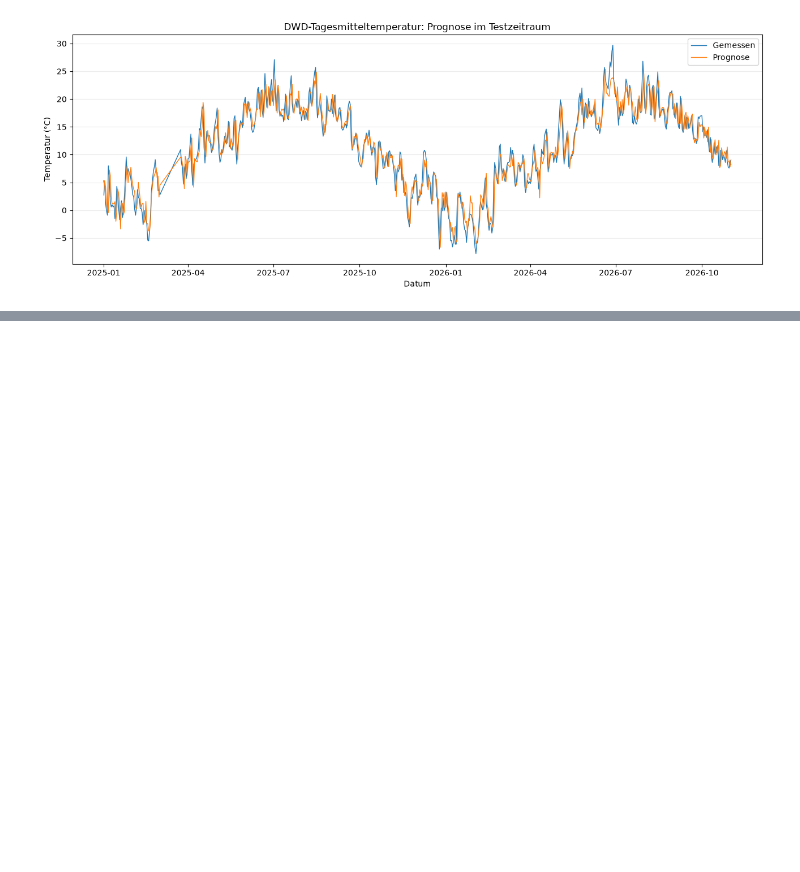
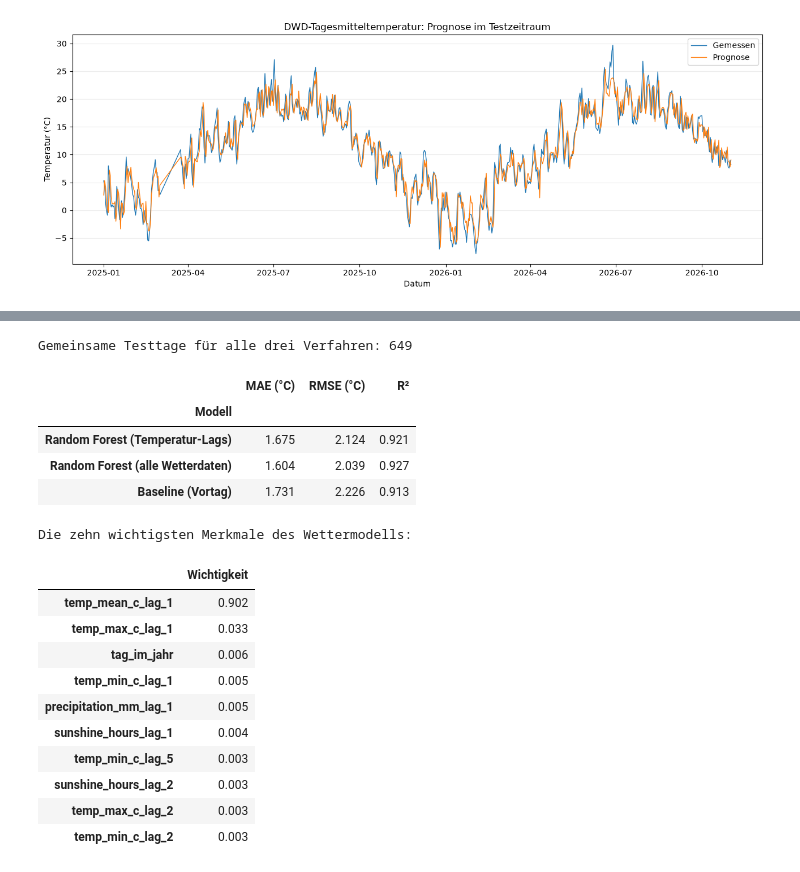
Before and after one commit to Bo-Bandy030/Git_Uebung_3, a Jupyter notebook: dwd_berlin_2020_heute.ipynb, the cells around one changed output, grey strips where cells are left out. Drawn from its saved outputs; the diff is of its cells as text; code cells hidden in the pictures; blank space fills up the shorter version.

```diff
--- a/dwd_berlin_2020_heute.ipynb
+++ b/dwd_berlin_2020_heute.ipynb
@@ -366 +410,79 @@ plt.show()
+# %%
+modell_alle_wetter = RandomForestRegressor(
+    n_estimators=300,
+    min_samples_leaf=4,
+    random_state=42,
+    n_jobs=-1,
+)
+modell_alle_wetter.fit(X_train_alle_wetter, y_train_alle_wetter)
+vorhersage_alle_wetter = modell_alle_wetter.predict(X_test_alle_wetter)
+
+# Ergebnisse und Baseline beider Modelle über Datum verbinden.
+test_temp_only = pd.DataFrame({
+    "date": test_daten.to_numpy(),
+    "gemessen_temp_only": y_test.to_numpy(),
+    "Random Forest (Temperatur-Lags)": vorhersage_test,
+    "Baseline (Vortag)": baseline_test.to_numpy(),
+})
+test_alle_wetter = pd.DataFrame({
+    "date": test_daten_alle_wetter.to_numpy(),
+    "gemessen_alle_wetter": y_test_alle_wetter.to_numpy(),
+    "Random Forest (alle Wetterdaten)": vorhersage_alle_wetter,
+})
+vergleich_gemeinsame_tage = test_temp_only.merge(
+    test_alle_wetter,
+    on="date",
+    how="inner",
+    validate="one_to_one",
+)
+if not np.allclose(
+    vergleich_gemeinsame_tage["gemessen_temp_only"],
+    vergleich_gemeinsame_tage["gemessen_alle_wetter"],
+):
+    raise ValueError("Die Zielwerte beider Testmodelle stimmen nicht überein.")
+
+vergleichsmetriken = []
+for modellname, vorhersagespalte in [
+    ("Random Forest (Temperatur-Lags)", "Random Forest (Temperatur-Lags)"),
+    ("Random Forest (alle Wetterdaten)", "Random Forest (alle Wetterdaten)"),
+    ("Baseline (Vortag)", "Baseline (Vortag)"),
+]:
+    ziel = vergleich_gemeinsame_tage["gemessen_temp_only"]
+    schaetzung = vergleich_gemeinsame_tage[vorhersagespalte]
+    vergleichsmetriken.append({
+        "Modell": modellname,
+        "MAE (°C)": mean_absolute_error(ziel, schaetzung),
+        "RMSE (°C)": mean_squared_error(ziel, schaetzung) ** 0.5,
+        "R²": r2_score(ziel, schaetzung),
+    })
+
+vergleichsmetriken = pd.DataFrame(vergleichsmetriken).set_index("Modell")
+print(f"Gemeinsame Testtage für alle drei Verfahren: {len(vergleich_gemeinsame_tage):,}")
+display(vergleichsmetriken.round(3))
+
+wetter_feature_importanz = pd.Series(
+    modell_alle_wetter.feature_importances_,
+    index=alle_wetter_merkmale,
+).sort_values(ascending=False).rename("Wichtigkeit")
+print("Die zehn wichtigsten Merkmale des Wettermodells:")
+display(wetter_feature_importanz.head(10).to_frame().round(3))
+# %% [output]
+Gemeinsame Testtage für alle drei Verfahren: 649
+|  | MAE (°C) | RMSE (°C) | R² |
+| Modell |  |  |  |
+| Random Forest (Temperatur-Lags) | 1.675 | 2.124 | 0.921 |
+| Random Forest (alle Wetterdaten) | 1.604 | 2.039 | 0.927 |
+| Baseline (Vortag) | 1.731 | 2.226 | 0.913 |
+Die zehn wichtigsten Merkmale des Wettermodells:
+|  | Wichtigkeit |
+| temp_mean_c_lag_1 | 0.902 |
+| temp_max_c_lag_1 | 0.033 |
+| tag_im_jahr | 0.006 |
+| temp_min_c_lag_1 | 0.005 |
+| precipitation_mm_lag_1 | 0.005 |
+| sunshine_hours_lag_1 | 0.004 |
+| temp_min_c_lag_5 | 0.003 |
+| sunshine_hours_lag_2 | 0.003 |
+| temp_max_c_lag_2 | 0.003 |
+| temp_min_c_lag_2 | 0.003 |
 # %% [markdown]
```
Also changed, not shown: parts of 6 cells of this notebook.
